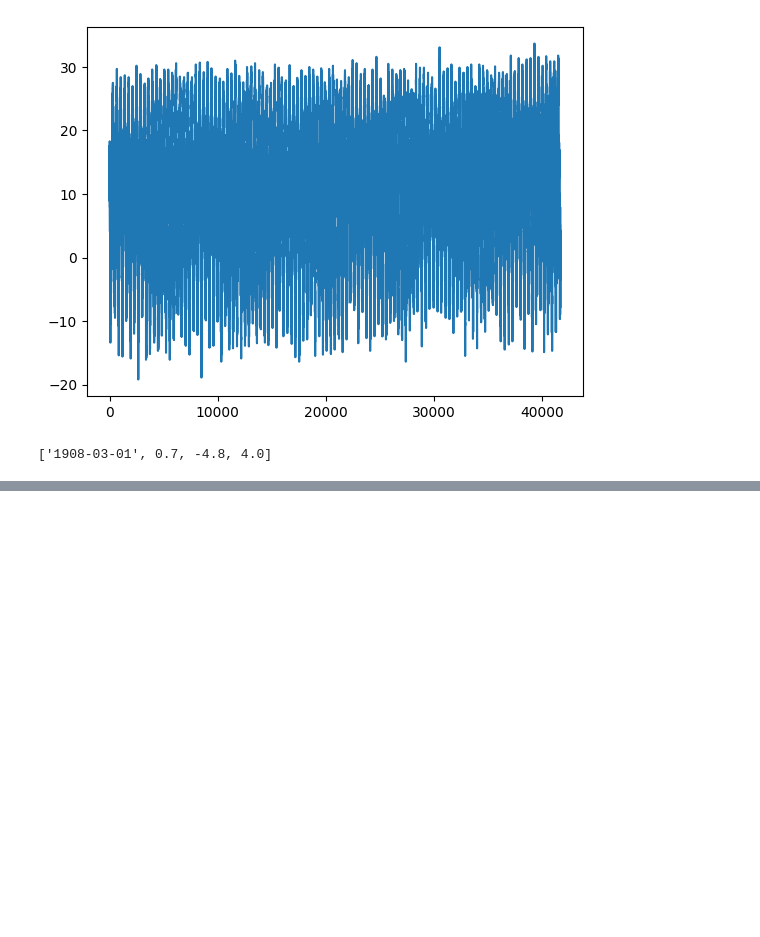
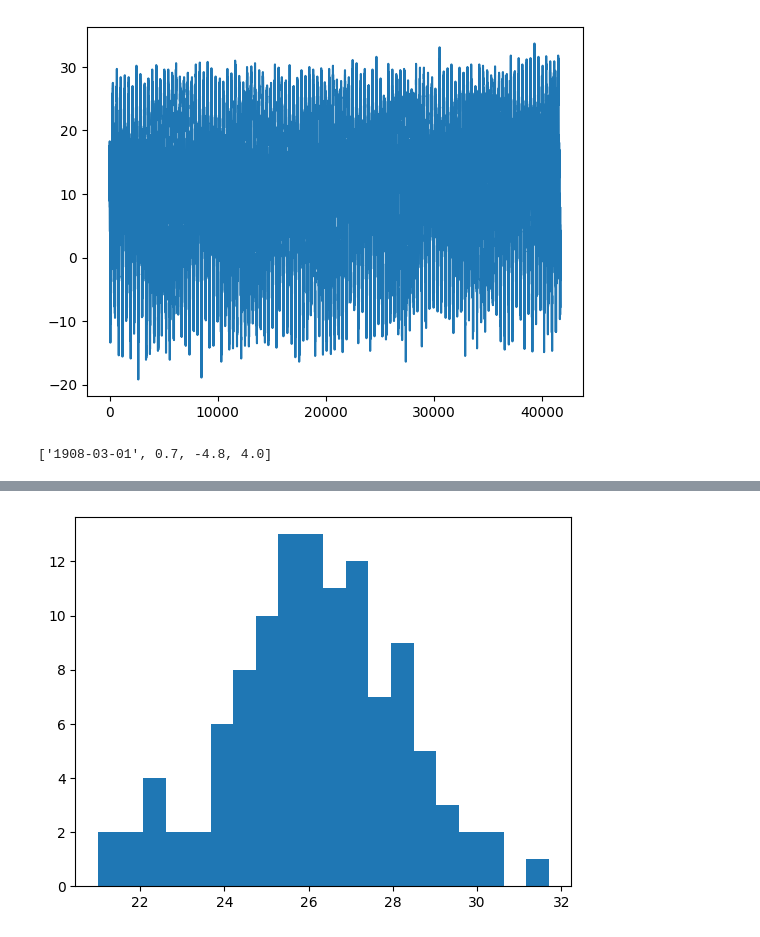
Before and after one commit to shared-repo/human-da5, a Jupyter notebook: workspace/python-basic/i_da_02.ipynb, the cells around one changed output, grey strips where cells are left out. Cells and saved outputs as stored; diff of their text form; code cells hidden in the pictures; blank space fills up the shorter version.

```diff
--- a/workspace/python-basic/i_da_02.ipynb
+++ b/workspace/python-basic/i_da_02.ipynb
@@ -118,0 +136,5 @@ plt.show()
+# %%
+plt.hist(avg_temp_list3, bins=20)
+plt.show()
+# %% [output]
+[figure, added]
```
Also changed, not shown: parts of 3 cells of this notebook, 2 other files.
